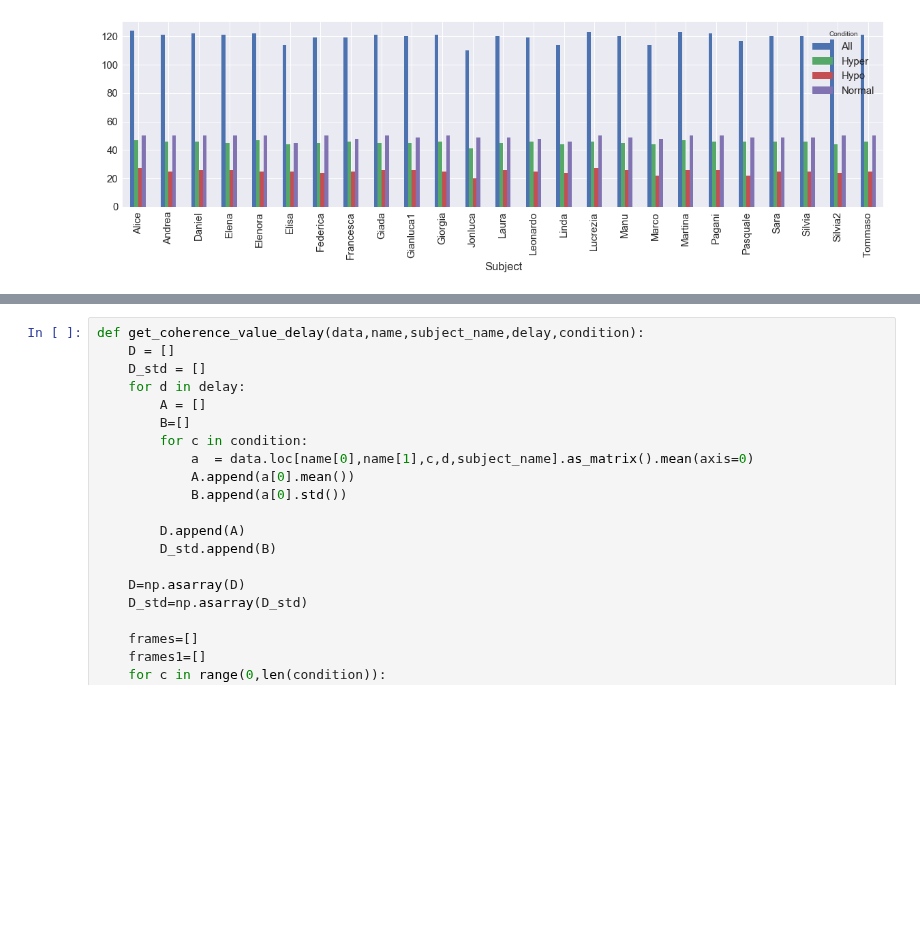
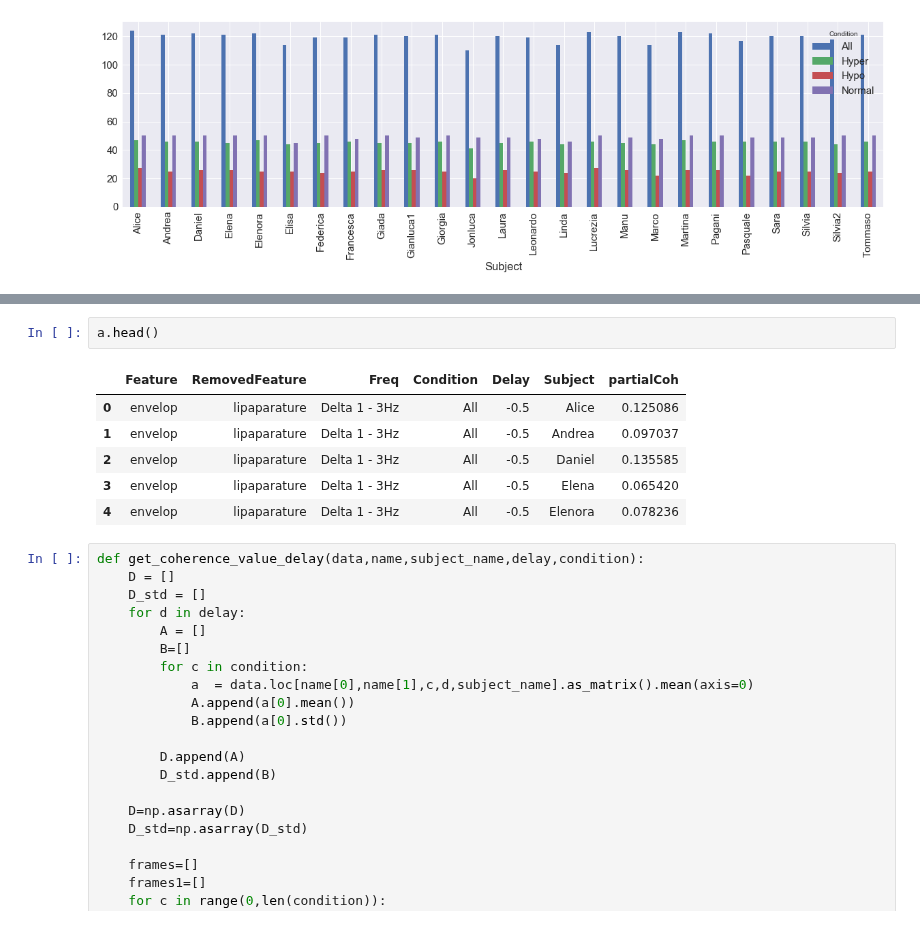
Before and after one commit to sankar-mukherjee/entrainment_python, a Jupyter notebook: partialCoherence_investigate.ipynb, the cells around one changed output, grey strips where cells are left out. Cells and saved outputs as stored; diff of their text form; blank space fills up the shorter version.

Commit message:
update partial coherence

```diff
--- a/partialCoherence_investigate.ipynb
+++ b/partialCoherence_investigate.ipynb
@@ -145,3 +130,12 @@ b = b.set_ylabels('Partial Coherence')
+# %%
+a.head()
+# %% [output]
+|  | Feature | RemovedFeature | Freq | Condition | Delay | Subject | partialCoh |
+| 0 | envelop | lipaparature | Delta 1 - 3Hz | All | -0.5 | Alice | 0.125086 |
+| 1 | envelop | lipaparature | Delta 1 - 3Hz | All | -0.5 | Andrea | 0.097037 |
+| 2 | envelop | lipaparature | Delta 1 - 3Hz | All | -0.5 | Daniel | 0.135585 |
+| 3 | envelop | lipaparature | Delta 1 - 3Hz | All | -0.5 | Elena | 0.065420 |
+| 4 | envelop | lipaparature | Delta 1 - 3Hz | All | -0.5 | Elenora | 0.078236 |
 # %%
 def get_coherence_value_delay(data,name,subject_name,delay,condition):
     D = []
```
Also changed, not shown: parts of 3 cells of this notebook, 5 other files.
